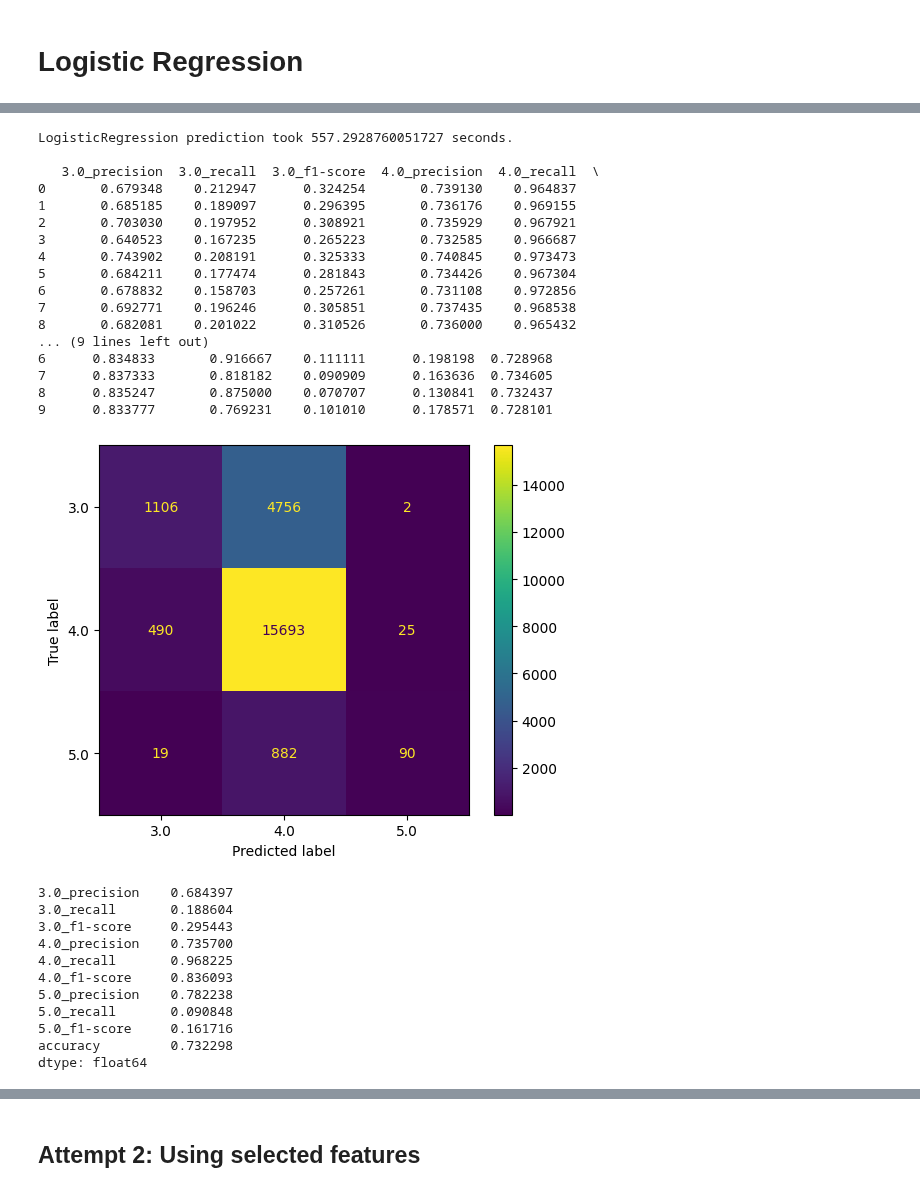
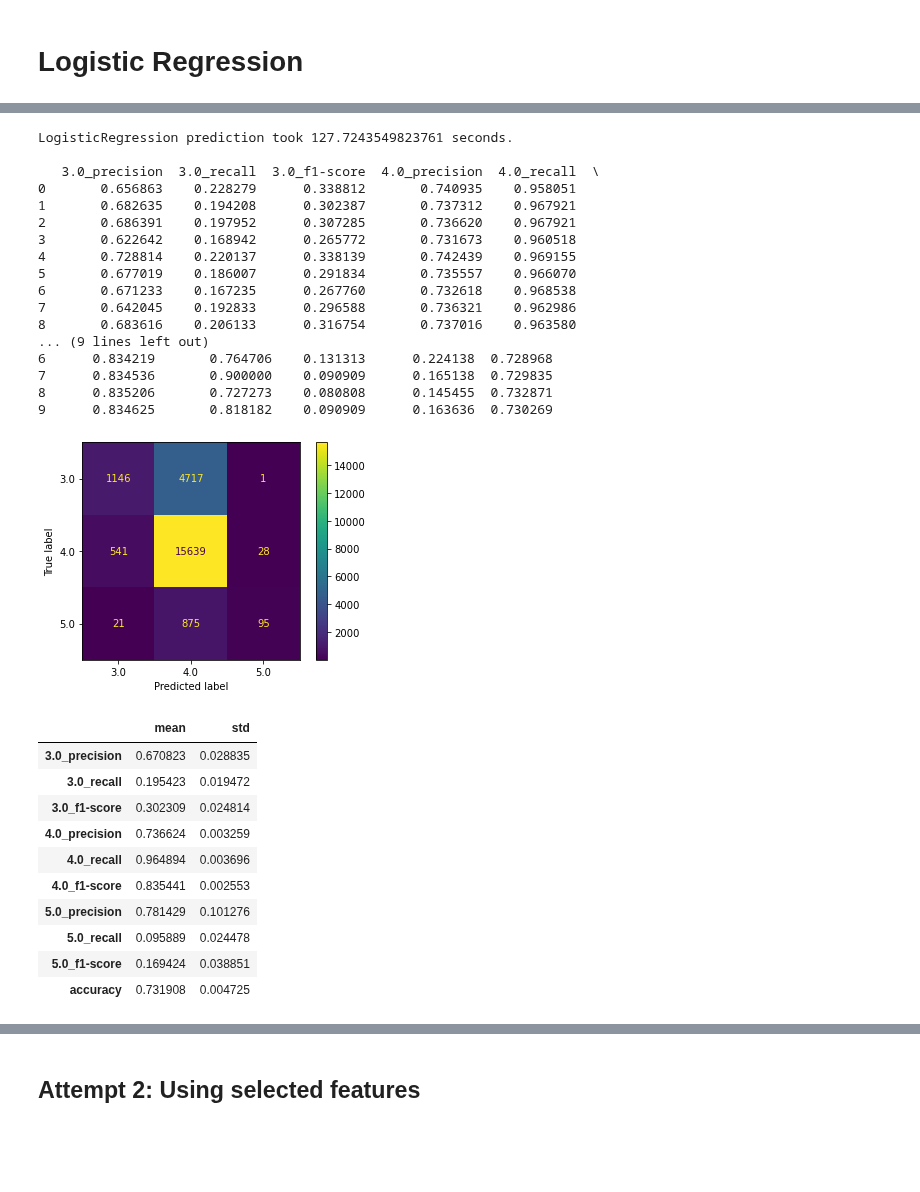
Before and after one commit to 7angel4/Goodreads-rating-classification, a Jupyter notebook: LogisticRegression.ipynb, the cells around one changed output, grey strips where cells are left out. Saved outputs shown, nothing was run; the diff lists cells and outputs as text; code cells hidden in the pictures; blank space fills up the shorter version.

Commit message:
Evaluation for logr

```diff
--- a/LogisticRegression.ipynb
+++ b/LogisticRegression.ipynb
@@ -2,7 +2,7 @@
 %run Global.ipynb
 %run Helper_Functions.ipynb
 # %%
-train_df_ohe_selected = pd.read_csv(DATASET_DIR + "/train_df_ohe_selected_200.csv", keep_default_na=False)
+train_df_ohe_selected = pd.read_csv("./Final/Datasets/train_df.csv", keep_default_na=False)
 
 y = train_df_ohe_selected.iloc[:,-1]
 X = train_df_ohe_selected.iloc[:,:-1]
@@ -44,34 +38,34 @@ Fitting 3 folds for each of 5 candidates, totalling 15 fits
 # %%
-logr = LogisticRegression(solver='sag', max_iter=500)
+logr = LogisticRegression(solver='sag', max_iter=50, random_state=30027)
 logr.fit(X, y)
 cross_val_report(logr, X, y)[1]
 # %% [output]
-LogisticRegression prediction took 557.2928760051727 seconds.
+LogisticRegression prediction took 127.7243549823761 seconds.
 
    3.0_precision  3.0_recall  3.0_f1-score  4.0_precision  4.0_recall  \
-0       0.679348    0.212947      0.324254       0.739130    0.964837
-1       0.685185    0.189097      0.296395       0.736176    0.969155
-2       0.703030    0.197952      0.308921       0.735929    0.967921
-3       0.640523    0.167235      0.265223       0.732585    0.966687
-4       0.743902    0.208191      0.325333       0.740845    0.973473
-5       0.684211    0.177474      0.281843       0.734426    0.967304
-6       0.678832    0.158703      0.257261       0.731108    0.972856
-7       0.692771    0.196246      0.305851       0.737435    0.968538
-8       0.682081    0.201022      0.310526       0.736000    0.965432
+0       0.656863    0.228279      0.338812       0.740935    0.958051
+1       0.682635    0.194208      0.302387       0.737312    0.967921
+2       0.686391    0.197952      0.307285       0.736620    0.967921
+3       0.622642    0.168942      0.265772       0.731673    0.960518
+4       0.728814    0.220137      0.338139       0.742439    0.969155
+5       0.677019    0.186007      0.291834       0.735557    0.966070
+6       0.671233    0.167235      0.267760       0.732618    0.968538
+7       0.642045    0.192833      0.296588       0.736321    0.962986
+8       0.683616    0.206133      0.316754       0.737016    0.963580
 ... (9 lines left out)
-6      0.834833       0.916667    0.111111      0.198198  0.728968
-7      0.837333       0.818182    0.090909      0.163636  0.734605
-8      0.835247       0.875000    0.070707      0.130841  0.732437
-9      0.833777       0.769231    0.101010      0.178571  0.728101
+6      0.834219       0.764706    0.131313      0.224138  0.728968
+7      0.834536       0.900000    0.090909      0.165138  0.729835
+8      0.835206       0.727273    0.080808      0.145455  0.732871
+9      0.834625       0.818182    0.090909      0.163636  0.730269
-[figure, old version]
+[figure, new version]
-3.0_precision    0.684397
-3.0_recall       0.188604
-3.0_f1-score     0.295443
-4.0_precision    0.735700
-4.0_recall       0.968225
-4.0_f1-score     0.836093
-5.0_precision    0.782238
-5.0_recall       0.090848
-5.0_f1-score     0.161716
-accuracy         0.732298
-dtype: float64
+|  | mean | std |
+| 3.0_precision | 0.670823 | 0.028835 |
+| 3.0_recall | 0.195423 | 0.019472 |
+| 3.0_f1-score | 0.302309 | 0.024814 |
+| 4.0_precision | 0.736624 | 0.003259 |
+| 4.0_recall | 0.964894 | 0.003696 |
+| 4.0_f1-score | 0.835441 | 0.002553 |
+| 5.0_precision | 0.781429 | 0.101276 |
+| 5.0_recall | 0.095889 | 0.024478 |
+| 5.0_f1-score | 0.169424 | 0.038851 |
+| accuracy | 0.731908 | 0.004725 |
```
Also changed, not shown: parts of 14 cells of this notebook.
